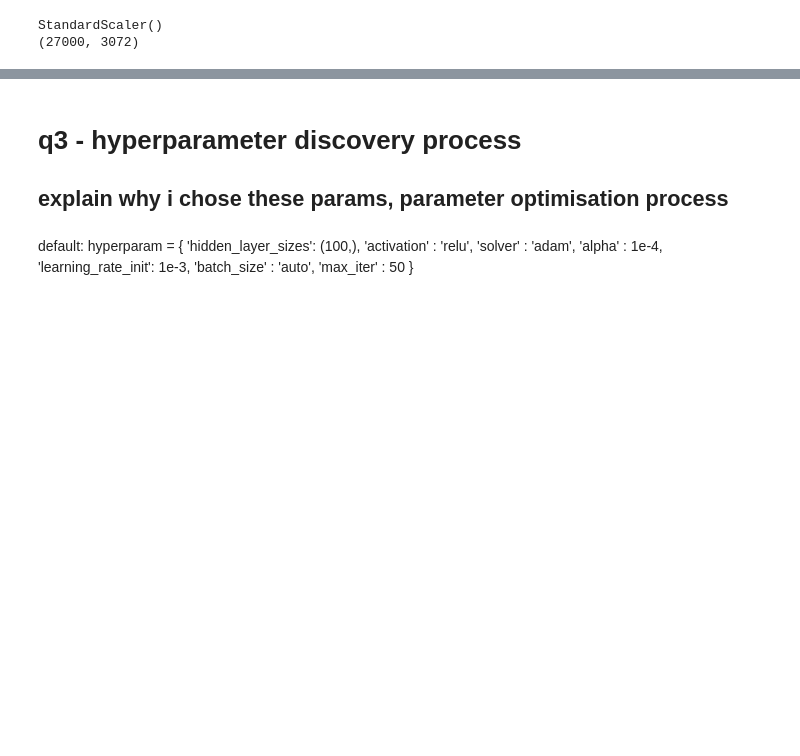
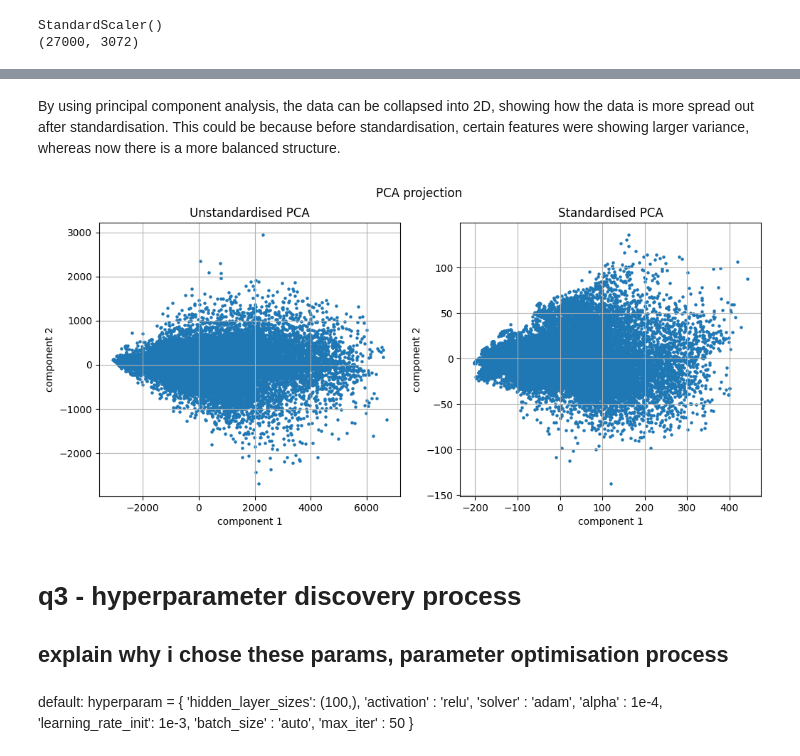
Before and after one commit to arjy143/CW-Earth-Classifier, a Jupyter notebook: coc131_cw_notebook.ipynb, the cells around one changed output, grey strips where cells are left out. Drawn from its saved outputs; the diff is of its cells as text; code cells hidden in the pictures; blank space fills up the shorter version.

```diff
--- a/coc131_cw_notebook.ipynb
+++ b/coc131_cw_notebook.ipynb
@@ -33,3 +83,29 @@ StandardScaler()
+# %% [markdown]
+By using principal component analysis, the data can be collapsed into 2D, showing how the data is more spread out after standardisation. This could be because before standardisation, certain features were showing larger variance, whereas now there is a more balanced structure.
+# %%
+from sklearn.decomposition import PCA
+
+pca = PCA(n_components=2, random_state=0)
+unstandardised_pca = pca.fit_transform(coc131.x)
+standardised_pca = pca.fit_transform(standardised_data)
+fig, (ax1, ax2) = plt.subplots(1, 2, figsize=(12, 5))
+#unstandardised graph
+ax1.scatter(unstandardised_pca[:, 0], unstandardised_pca[:, 1], s=5)
+ax1.set_title("Unstandardised PCA")
+ax1.set_xlabel("component 1")
+ax1.set_ylabel("component 2")
+ax1.grid(True)
+#standardised graph
+ax2.scatter(standardised_pca[:, 0], standardised_pca[:, 1], s=5)
+ax2.set_title("Standardised PCA")
+ax2.set_xlabel("component 1")
+ax2.set_ylabel("component 2")
+ax2.grid(True)
+
+plt.suptitle("PCA projection")
+plt.show()
+# %% [output]
+[figure, added]
 # %% [markdown]
 # q3 - hyperparameter discovery process
 ## explain why i chose these params, parameter optimisation process
```
Also changed, not shown: parts of 12 cells of this notebook.
